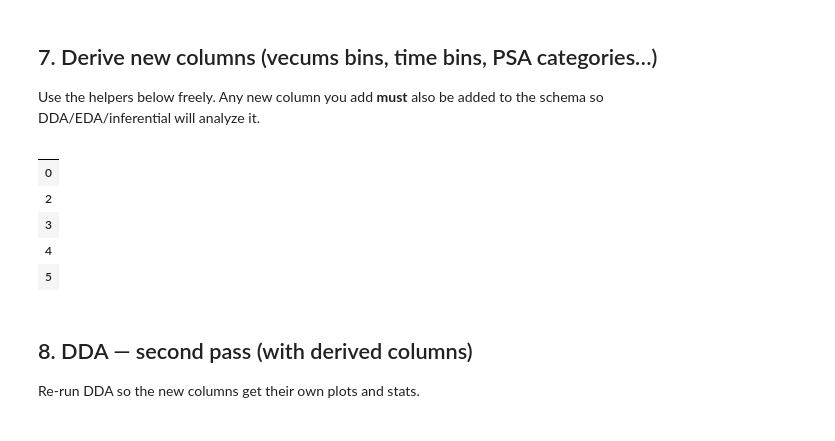
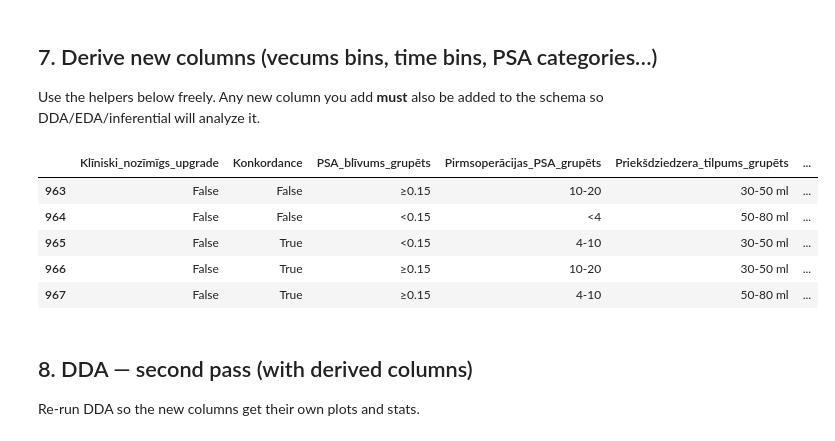
Before and after one commit to DrAndrushka/RPE_petijums, a Jupyter notebook: v2_RPE_notebook.ipynb, the cells around one changed output. Saved outputs shown, nothing was run; the diff lists cells and outputs as text; code cells hidden in the pictures.

```diff
--- a/v2_RPE_notebook.ipynb
+++ b/v2_RPE_notebook.ipynb
@@ -536,6 +532,8 @@ df.filter(like='_missing').head()
 Use the helpers below freely. Any new column you add **must** also be added to the
 schema so DDA/EDA/inferential will analyze it.
 # %%
+old_df_cols = df.columns.copy()
+
 # ── 1. biopsy → RPE, in months ───────────────────────────────────────────
 if 'no_biopsijas_līdz_RPE_dienas' in df.columns:
     df['no_biopsijas_līdz_RPE_mēneši'] = bin_numeric(
@@ -613,40 +611,48 @@ if 'max_PIRADS' in df.columns:
         labels=['≤3', '4', '5'],
     )
     schema['max_PIRADS'] = ColSpec(
         name='max_PIRADS', kind='ordinal',
         ordered_levels=['≤3', '4', '5'],
     )
 
 # -- 7. Clinically significant upgrade (specific GG shifts) --
 # Grade codes 1–5 = GG1–GG5. Event = any of these biopsy → RPE pairs:
 # GG1→GG3, GG1→GG4, GG2→GG3, GG2→GG4, GG2→GG5
 if 'Gleason_grade_pēc_biopsijas' in df.columns and 'Gleason_grade_pēc_RPE' in df.columns:
     bx = pd.to_numeric(df['Gleason_grade_pēc_biopsijas'], errors='coerce')
     rpe = pd.to_numeric(df['Gleason_grade_pēc_RPE'], errors='coerce')
     _CLINICAL_GG_UPGRADE = {(1, 3), (1, 4), (2, 3), (2, 4), (2, 5)}
     _pair_key = (
         bx.astype('Int64').astype(str) + '→' + rpe.astype('Int64').astype(str)
     )
     _valid_keys = {f"{b}→{r}" for b, r in _CLINICAL_GG_UPGRADE}
     out = pd.Series(pd.NA, index=df.index, dtype='boolean')
     ok = bx.notna() & rpe.notna()
     out.loc[ok] = _pair_key.loc[ok].isin(_valid_keys)
     df['Klīniski_nozīmīgs_upgrade'] = out
 
     schema['Klīniski_nozīmīgs_upgrade'] = ColSpec(
         name='Klīniski_nozīmīgs_upgrade',
         kind='binary',
         note='GG1→3/4 or GG2→3/4/5 (grade codes 1-5)',
     )
 
-df.filter(regex='_bin$|^psa_cat$').head()
+if 'downgrade' in df.columns and 'upgrade' in df.columns:
+    df['Konkordance'] = ~df.upgrade & ~df.downgrade
+
+    schema['Konkordance'] = ColSpec(
+        name='Konkordance',
+        kind='binary')
+
+new_df_cols = df.columns.difference(old_df_cols)
+df[new_df_cols].head()
 # %% [output]
-|  |
-| 0 |
-| 2 |
-| 3 |
-| 4 |
-| 5 |
+|  | Klīniski_nozīmīgs_upgrade | Konkordance | PSA_blīvums_grupēts | Pirmsoperācijas_PSA_grupēts | Priekšdziedzera_tilpums_grupēts | ... |
+| 963 | False | False | ≥0.15 | 10-20 | 30-50 ml | ... |
+| 964 | False | False | <0.15 | <4 | 50-80 ml | ... |
+| 965 | False | True | <0.15 | 4-10 | 30-50 ml | ... |
+| 966 | False | True | ≥0.15 | 10-20 | 30-50 ml | ... |
+| 967 | False | True | ≥0.15 | 4-10 | 50-80 ml | ... |
 # %% [markdown]
 ## 8. DDA — second pass (with derived columns)
 
```
Also changed, not shown: parts of 16 cells of this notebook.
